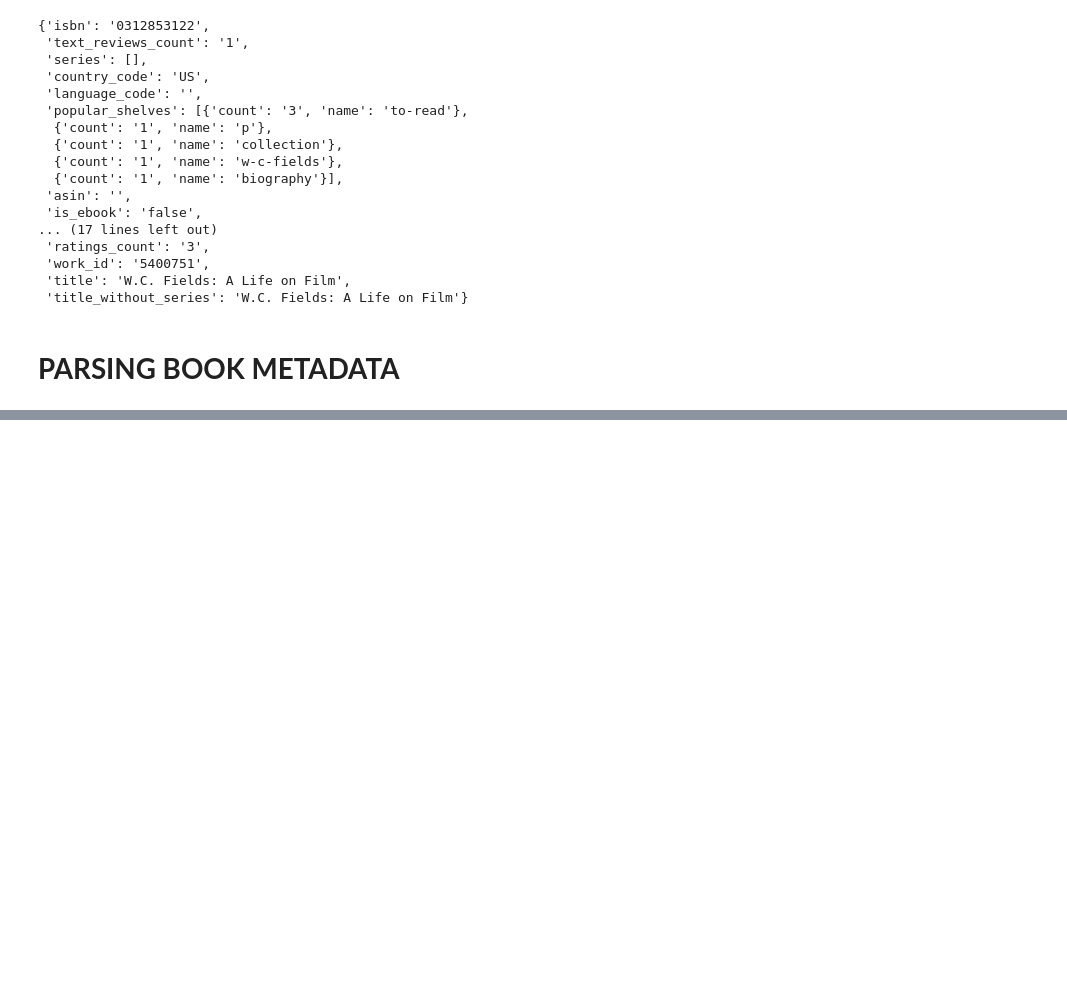
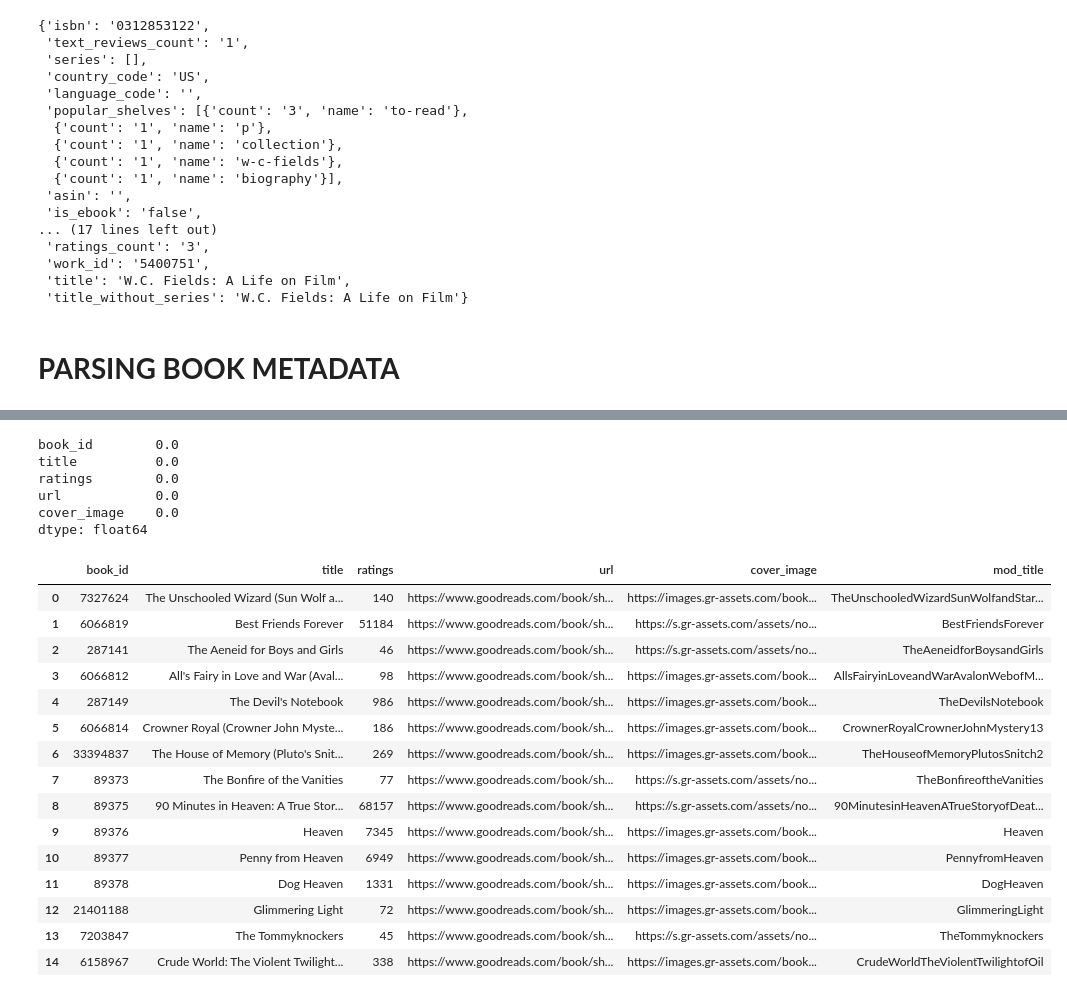
Before and after one commit to TROISTROIS/BOOK-RECOMMENDATION-SYSTEM, a Jupyter notebook: book-recommendation-system.ipynb, the cells around one changed output, grey strips where cells are left out. Saved outputs shown, nothing was run; the diff lists cells and outputs as text; code cells hidden in the pictures; blank space fills up the shorter version.

Commit message:
Kaggle Notebook | Book Recommendation System | Modify title

```diff
--- a/book-recommendation-system.ipynb
+++ b/book-recommendation-system.ipynb
@@ -76,0 +105,6 @@ json.loads(line)
+# %%
+# turn into a dataframe
+titles = pd.DataFrame.from_dict(books_titles)
+# %%
+pd.set_option('display.max_columns', None)
+pd.set_option('display.max_rows', None)
@@ -76,0 +145,3 @@ json.loads(line)
+# %%
+# ratings column is an object yet should be numeric
+titles["ratings"]=pd.to_numeric(titles["ratings"])
@@ -76,0 +160,31 @@ json.loads(line)
+# %%
+titles.isnull().mean()
+# %% [output]
+book_id        0.0
+title          0.0
+ratings        0.0
+url            0.0
+cover_image    0.0
+dtype: float64
+# %%
+# minimize search space for the search engine
+titles["mod_title"]=titles["title"].str.replace("[^a-zA-Z0-9]","",regex=True)
+# %%
+titles.head(15)
+# %% [output]
+|  | book_id | title | ratings | url | cover_image | mod_title |
+| 0 | 7327624 | The Unschooled Wizard (Sun Wolf a... | 140 | https://www.goodreads.com/book/sh... | https://images.gr-assets.com/book... | TheUnschooledWizardSunWolfandStar... |
+| 1 | 6066819 | Best Friends Forever | 51184 | https://www.goodreads.com/book/sh... | https://s.gr-assets.com/assets/no... | BestFriendsForever |
+| 2 | 287141 | The Aeneid for Boys and Girls | 46 | https://www.goodreads.com/book/sh... | https://s.gr-assets.com/assets/no... | TheAeneidforBoysandGirls |
+| 3 | 6066812 | All's Fairy in Love and War (Aval... | 98 | https://www.goodreads.com/book/sh... | https://images.gr-assets.com/book... | AllsFairyinLoveandWarAvalonWebofM... |
+| 4 | 287149 | The Devil's Notebook | 986 | https://www.goodreads.com/book/sh... | https://images.gr-assets.com/book... | TheDevilsNotebook |
+| 5 | 6066814 | Crowner Royal (Crowner John Myste... | 186 | https://www.goodreads.com/book/sh... | https://images.gr-assets.com/book... | CrownerRoyalCrownerJohnMystery13 |
+| 6 | 33394837 | The House of Memory (Pluto's Snit... | 269 | https://www.goodreads.com/book/sh... | https://images.gr-assets.com/book... | TheHouseofMemoryPlutosSnitch2 |
+| 7 | 89373 | The Bonfire of the Vanities | 77 | https://www.goodreads.com/book/sh... | https://s.gr-assets.com/assets/no... | TheBonfireoftheVanities |
+| 8 | 89375 | 90 Minutes in Heaven: A True Stor... | 68157 | https://www.goodreads.com/book/sh... | https://s.gr-assets.com/assets/no... | 90MinutesinHeavenATrueStoryofDeat... |
+| 9 | 89376 | Heaven | 7345 | https://www.goodreads.com/book/sh... | https://images.gr-assets.com/book... | Heaven |
+| 10 | 89377 | Penny from Heaven | 6949 | https://www.goodreads.com/book/sh... | https://images.gr-assets.com/book... | PennyfromHeaven |
+| 11 | 89378 | Dog Heaven | 1331 | https://www.goodreads.com/book/sh... | https://images.gr-assets.com/book... | DogHeaven |
+| 12 | 21401188 | Glimmering Light | 72 | https://www.goodreads.com/book/sh... | https://images.gr-assets.com/book... | GlimmeringLight |
+| 13 | 7203847 | The Tommyknockers | 45 | https://www.goodreads.com/book/sh... | https://s.gr-assets.com/assets/no... | TheTommyknockers |
+| 14 | 6158967 | Crude World: The Violent Twilight... | 338 | https://www.goodreads.com/book/sh... | https://images.gr-assets.com/book... | CrudeWorldTheViolentTwilightofOil |
```
Also changed, not shown: parts of 9 cells of this notebook.
